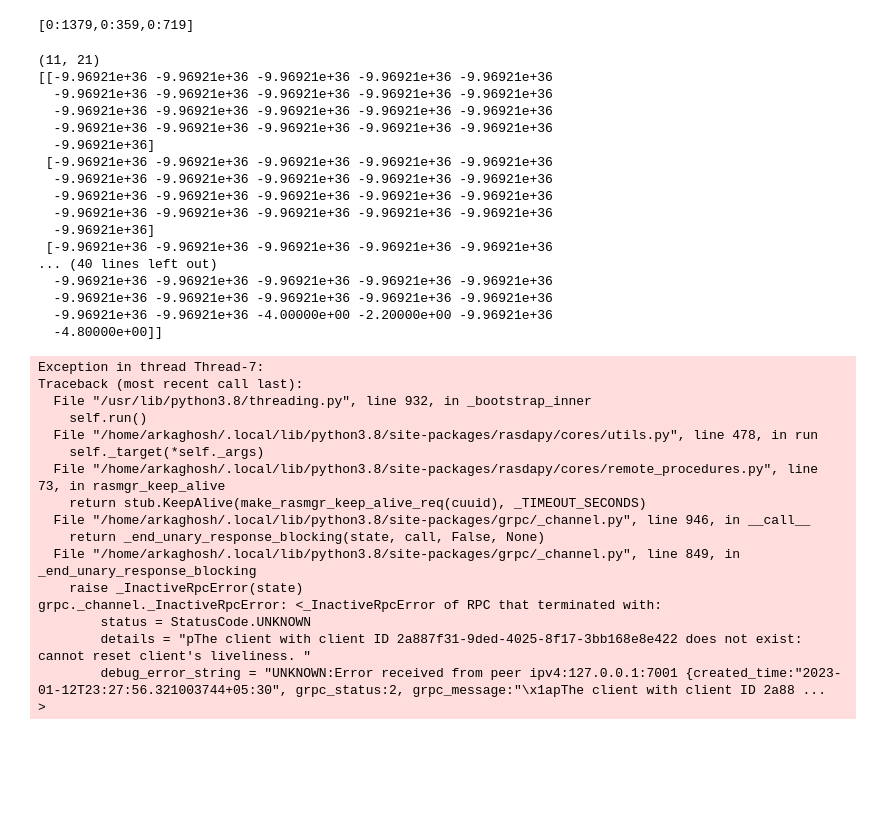
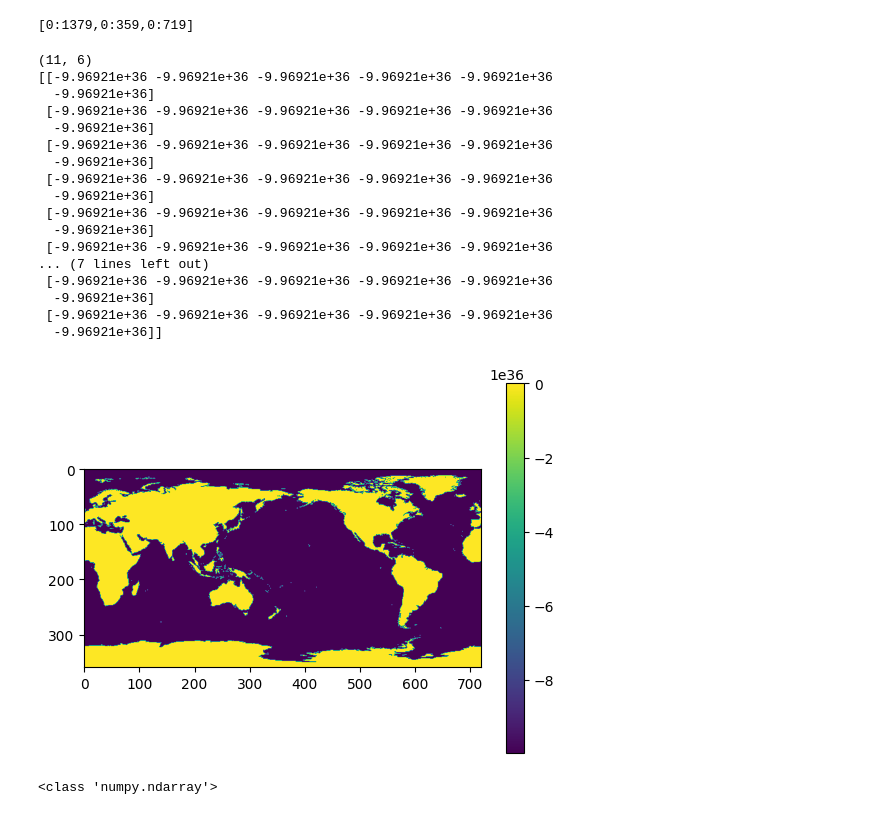
Before and after one commit to aghoshpro/myPhD, a Jupyter notebook: RasDaMan/Rasdapy-Query-Workflow.ipynb, the cells around one changed output. Drawn from its saved outputs; the diff is of its cells as text; code cells hidden in the pictures; blank space fills up the shorter version.

Commit message:
Rasdapy workflow

```diff
--- a/RasDaMan/Rasdapy-Query-Workflow.ipynb
+++ b/RasDaMan/Rasdapy-Query-Workflow.ipynb
@@ -31,42 +51,41 @@ print(dim)
 # %% [output]
 [0:1379,0:359,0:719]
 # %%
-result = query_executor.execute_read("select m[50, 30:40 , 20:40] from AIR_TEMP_X as m")
+result = query_executor.execute_read("select m[50, 30:40 , 20:25] from AIR_TEMP_X as m")
 numpy_array = result.to_array()
 print(numpy_array.shape)
 print(numpy_array)
 # %% [output]
-(11, 21)
+(11, 6)
 [[-9.96921e+36 -9.96921e+36 -9.96921e+36 -9.96921e+36 -9.96921e+36
-  -9.96921e+36 -9.96921e+36 -9.96921e+36 -9.96921e+36 -9.96921e+36
-  -9.96921e+36 -9.96921e+36 -9.96921e+36 -9.96921e+36 -9.96921e+36
-  -9.96921e+36 -9.96921e+36 -9.96921e+36 -9.96921e+36 -9.96921e+36
   -9.96921e+36]
  [-9.96921e+36 -9.96921e+36 -9.96921e+36 -9.96921e+36 -9.96921e+36
-  -9.96921e+36 -9.96921e+36 -9.96921e+36 -9.96921e+36 -9.96921e+36
-  -9.96921e+36 -9.96921e+36 -9.96921e+36 -9.96921e+36 -9.96921e+36
-  -9.96921e+36 -9.96921e+36 -9.96921e+36 -9.96921e+36 -9.96921e+36
   -9.96921e+36]
  [-9.96921e+36 -9.96921e+36 -9.96921e+36 -9.96921e+36 -9.96921e+36
-... (40 lines left out)
-  -9.96921e+36 -9.96921e+36 -9.96921e+36 -9.96921e+36 -9.96921e+36
-  -9.96921e+36 -9.96921e+36 -9.96921e+36 -9.96921e+36 -9.96921e+36
-  -9.96921e+36 -9.96921e+36 -4.00000e+00 -2.20000e+00 -9.96921e+36
-  -4.80000e+00]]
+  -9.96921e+36]
+ [-9.96921e+36 -9.96921e+36 -9.96921e+36 -9.96921e+36 -9.96921e+36
+  -9.96921e+36]
+ [-9.96921e+36 -9.96921e+36 -9.96921e+36 -9.96921e+36 -9.96921e+36
+  -9.96921e+36]
+ [-9.96921e+36 -9.96921e+36 -9.96921e+36 -9.96921e+36 -9.96921e+36
+... (7 lines left out)
+ [-9.96921e+36 -9.96921e+36 -9.96921e+36 -9.96921e+36 -9.96921e+36
+  -9.96921e+36]
+ [-9.96921e+36 -9.96921e+36 -9.96921e+36 -9.96921e+36 -9.96921e+36
+  -9.96921e+36]]
-Exception in thread Thread-7:
-Traceback (most recent call last):
-  File "/usr/lib/python3.8/threading.py", line 932, in _bootstrap_inner
-    self.run()
-  File "/home/arkaghosh/.local/lib/python3.8/site-packages/rasdapy/cores/utils.py", line 478, in run
-    self._target(*self._args)
-  File "/home/arkaghosh/.local/lib/python3.8/site-packages/rasdapy/cores/remote_procedures.py", line 73, in rasmgr_keep_alive
-    return stub.KeepAlive(make_rasmgr_keep_alive_req(cuuid), _TIMEOUT_SECONDS)
-  File "/home/arkaghosh/.local/lib/python3.8/site-packages/grpc/_channel.py", line 946, in __call__
-    return _end_unary_response_blocking(state, call, False, None)
-  File "/home/arkaghosh/.local/lib/python3.8/site-packages/grpc/_channel.py", line 849, in _end_unary_response_blocking
-    raise _InactiveRpcError(state)
-grpc._channel._InactiveRpcError: <_InactiveRpcError of RPC that terminated with:
-        status = StatusCode.UNKNOWN
-        details = "pThe client with client ID 2a887f31-9ded-4025-8f17-3bb168e8e422 does not exist: cannot reset client's liveliness. "
-        debug_error_string = "UNKNOWN:Error received from peer ipv4:127.0.0.1:7001 {created_time:"2023-01-12T23:27:56.321003744+05:30", grpc_status:2, grpc_message:"\x1apThe client with client ID 2a88 ...
->
+# %%
+import matplotlib.pyplot as plt
+import numpy as np
+
+result = query_executor.execute_read("select m[5, 0:*, 0:*] from AIR_TEMP_X as m")
+numpy_array = result.to_array()
+
+# Plot the grid
+plt.imshow(numpy_array)
+plt.colorbar()
+plt.show()
+
+print(type(numpy_array))
+# %% [output]
+[figure, added]
+<class 'numpy.ndarray'>
```
Also changed, not shown: parts of 26 cells of this notebook.
